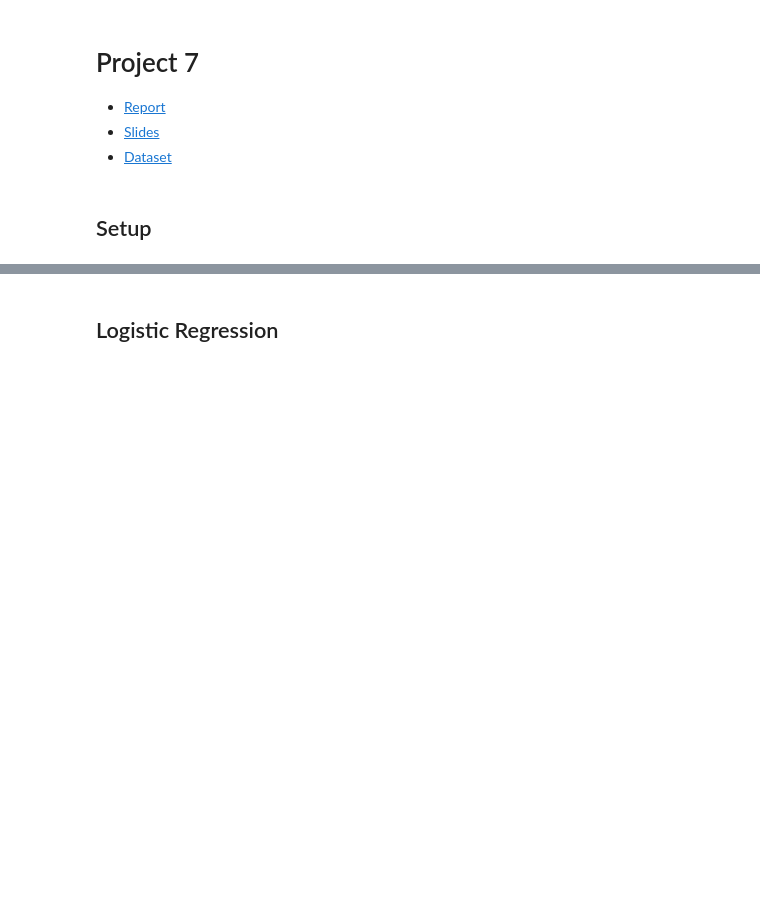
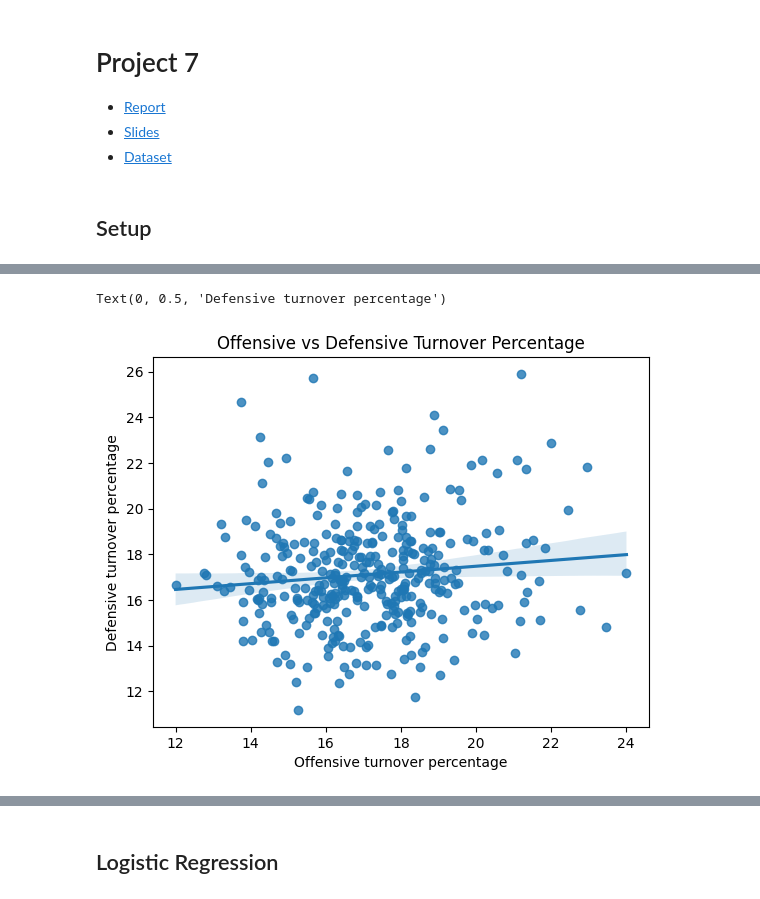
Before and after one commit to n8taylor/cs5830_project7, a Jupyter notebook: project7-nate.ipynb, the cells around one changed output, grey strips where cells are left out. Drawn from its saved outputs; the diff is of its cells as text; code cells hidden in the pictures; blank space fills up the shorter version.

```diff
--- a/project7-nate.ipynb
+++ b/project7-nate.ipynb
@@ -54,0 +78,8 @@ df
+# %%
+sns.regplot(data=df, x='Off.TO %', y='Def.TO %')
+plt.title('Offensive vs Defensive Turnover Percentage')
+plt.xlabel('Offensive turnover percentage')
+plt.ylabel('Defensive turnover percentage')
+# %% [output]
+Text(0, 0.5, 'Defensive turnover percentage')
+[figure, added]
```
Also changed, not shown: parts of 104 cells of this notebook.
